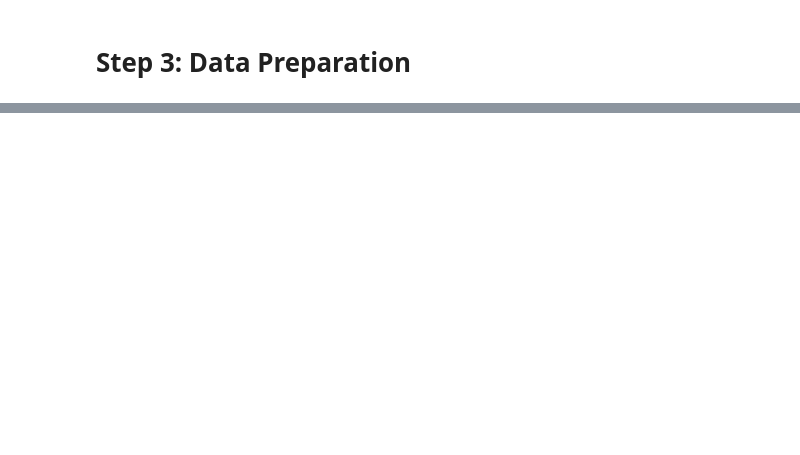
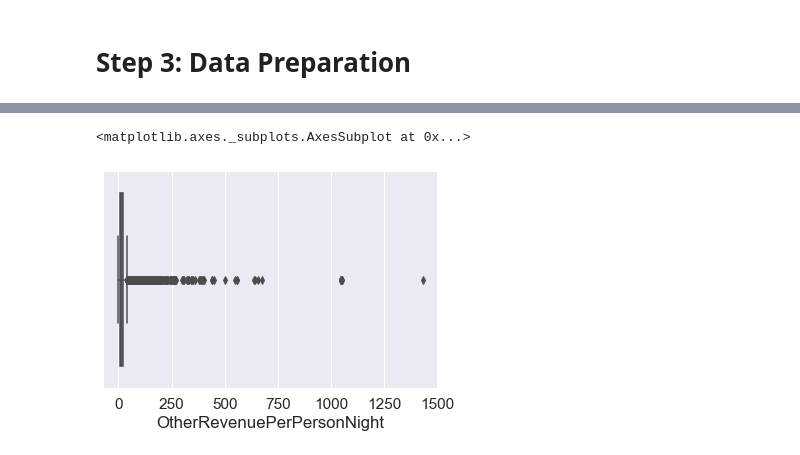
Before and after one commit to lennartda/business_cases_C1, a Jupyter notebook: bcds_case1.ipynb, the cells around one changed output, grey strips where cells are left out. Saved outputs shown, nothing was run; the diff lists cells and outputs as text; code cells hidden in the pictures; blank space fills up the shorter version.

```diff
--- a/bcds_case1.ipynb
+++ b/bcds_case1.ipynb
@@ -257,0 +230,34 @@ Name: AverageLeadTime, dtype: float64
+# %%
+# Outlier handling
+# Treat negative AverageLeadTime as real time booking; averageleadtime = 0
+#X_new[X_new.AverageLeadTime>360]
+
+# Everything looks fine
+#X_new[X_new.LodgingRevenue > 10000]
+
+#Create a new feature to check for outliers
+X_new["PricePerNight"] = X_new.LodgingRevenue / X_new.RoomNights
+# Everything looks fine
+
+#X_new[X_new.PricePerNight > 1500]
+
+# Everything looks fine
+#X_new[X_new.OtherRevenue > 4000]
+
+#Create a new feature to check for outliers
+X_new["OtherRevenuePerPersonNight"] = X_new.OtherRevenue / X_new.PersonsNights
+
+# Everything looks fine apart from inf
+#X_new[X_new["OtherRevenuePerPersonNight"]>1000]
+
+# Only 1 case where looks like staff (2.2€per night). Define a min price per night and drop customers below.
+#X_new[X_new.BookingsCanceled > 14]
+
+#Most clients have decent price per night/other revenue (most are corporate) and theres the staff guy from above.
+#X_new[X_new.BookingsCheckedIn > 30]
+
+#Most clients have decent price per night/other revenue (also they are corporate) and theres the staff guy from above.
+#X_new[X_new.PersonsNights > 80]
+
+#Most clients have decent price per night/other revenue (also they are corporate) and theres the staff guy from above.
+#X_new[X_new.RoomNights > 75]
@@ -257,0 +282,5 @@ Name: AverageLeadTime, dtype: float64
+# %%
+sns.boxplot(X_new["OtherRevenuePerPersonNight"])
+# %% [output]
+<matplotlib.axes._subplots.AxesSubplot at 0x...>
+[figure, added]
```
Also changed, not shown: parts of 10 cells of this notebook.
